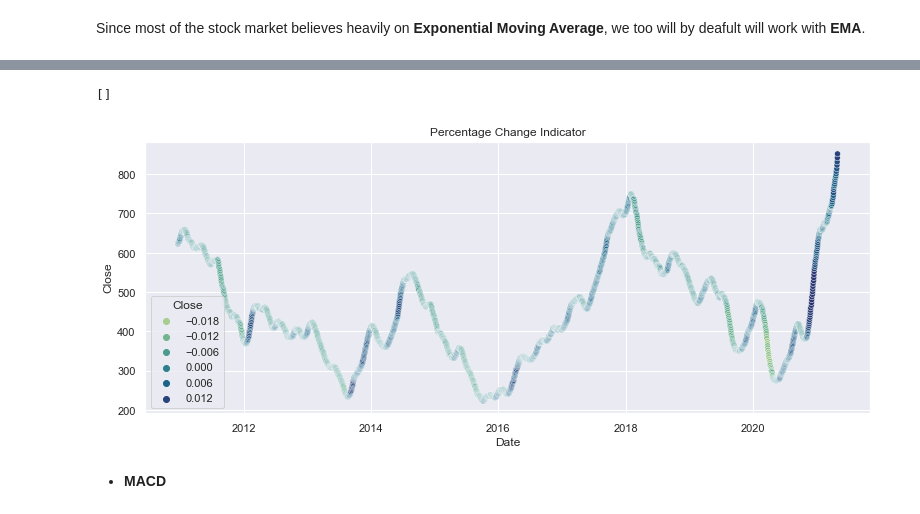
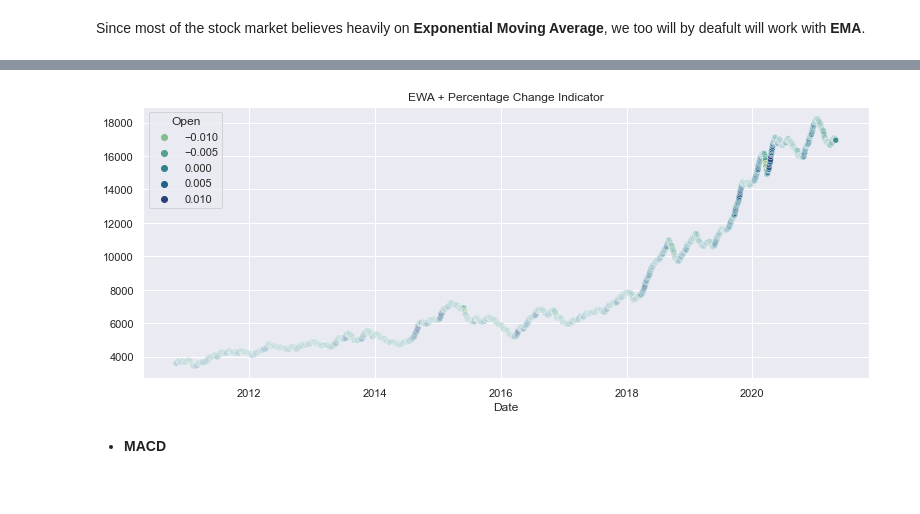
Before and after one commit to AsutoshDalei/stock-work, a Jupyter notebook: Stock Prediction.ipynb, the cells around one changed output, grey strips where cells are left out. Drawn from its saved outputs; the diff is of its cells as text; code cells hidden in the pictures.

```diff
--- a/Stock Prediction.ipynb
+++ b/Stock Prediction.ipynb
@@ -112,12 +124,7 @@ plt.plot()
-# %%
-plt.figure(figsize=(13,5))
-sns.scatterplot(data = dat,x = dat.index,y = feature,hue=datf1,palette='crest')
-#sns.scatterplot(data = dat,x = dat.index,y = dat[feature],hue=datf,palette='crest')
-plt.title('Percentage Change Indicator')
-plt.plot()
-# %% [output]
-[]
-[figure, removed]
+# %%
+change(data,strategy='pct')
+# %% [output]
+[figure, added]
 # %% [markdown]
 - **MACD**
 # %%
```
Also changed, not shown: parts of 12 cells of this notebook.
